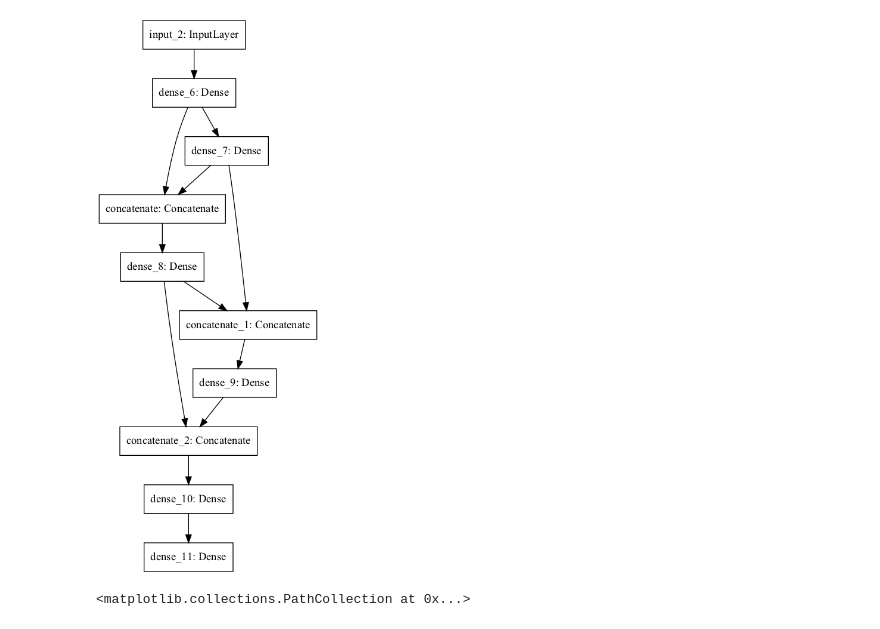
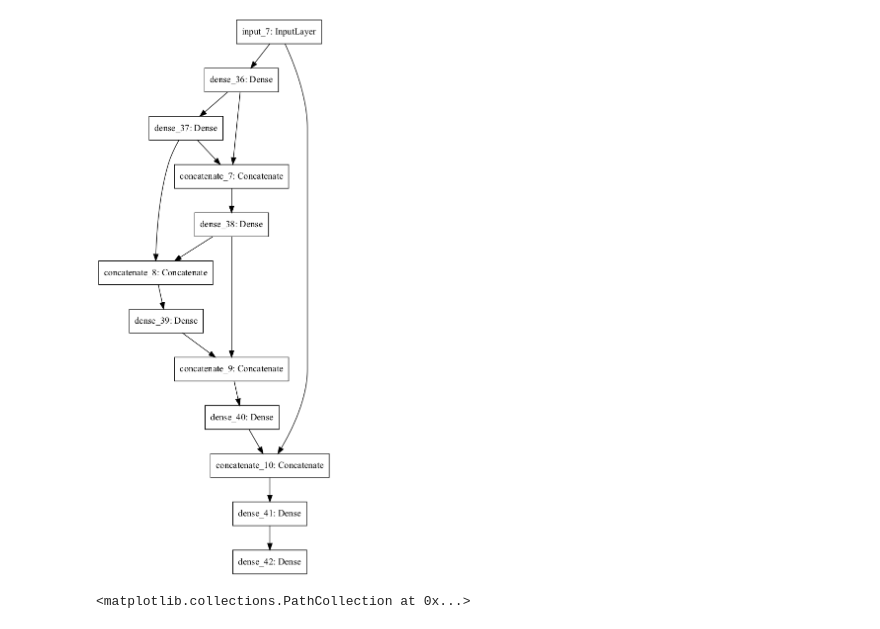
Before and after one commit to Chaudry24/kaust22, a Jupyter notebook: plotting.ipynb, the cells around one changed output. Drawn from its saved outputs; the diff is of its cells as text; code cells hidden in the pictures.

Commit message:
plots to visualize models

```diff
--- a/plotting.ipynb
+++ b/plotting.ipynb
@@ -13,6 +13,11 @@ plt.rcParams["image.cmap"] = 'jet'
 # %%
 my_m1 = models.model1()
 my_m2 = models.model2()
-dh_d1 = tf.keras.models.load_model("./deephyper-dat1/best_model/")
-dh_d2 = tf.keras.models.load_model("./deephyper-dat2/best_model/")
+my_m3 = models.model3()
+my_m4 = models.model4()
+my_m5 = models.model5()
+my_m6 = models.model6()
+my_m7 = models.model7()
+# dh_d1 = tf.keras.models.load_model("./deephyper-dat1/best_model/")
+# dh_d2 = tf.keras.models.load_model("./deephyper-dat2/best_model/")
 # %% [output]
@@ -22,7 +27,7 @@ To enable them in non-MKL-DNN operations, rebuild TensorFlow with the appropriat
 # %%
-tf.keras.utils.plot_model(my_m2)
+tf.keras.utils.plot_model(my_m7)
 # %% [output]
-[figure, old version]
+[figure, new version]
 # %%
 # ------------- DATA 1 ------------- #
 
```
Also changed, not shown: parts of 1 cell of this notebook.
